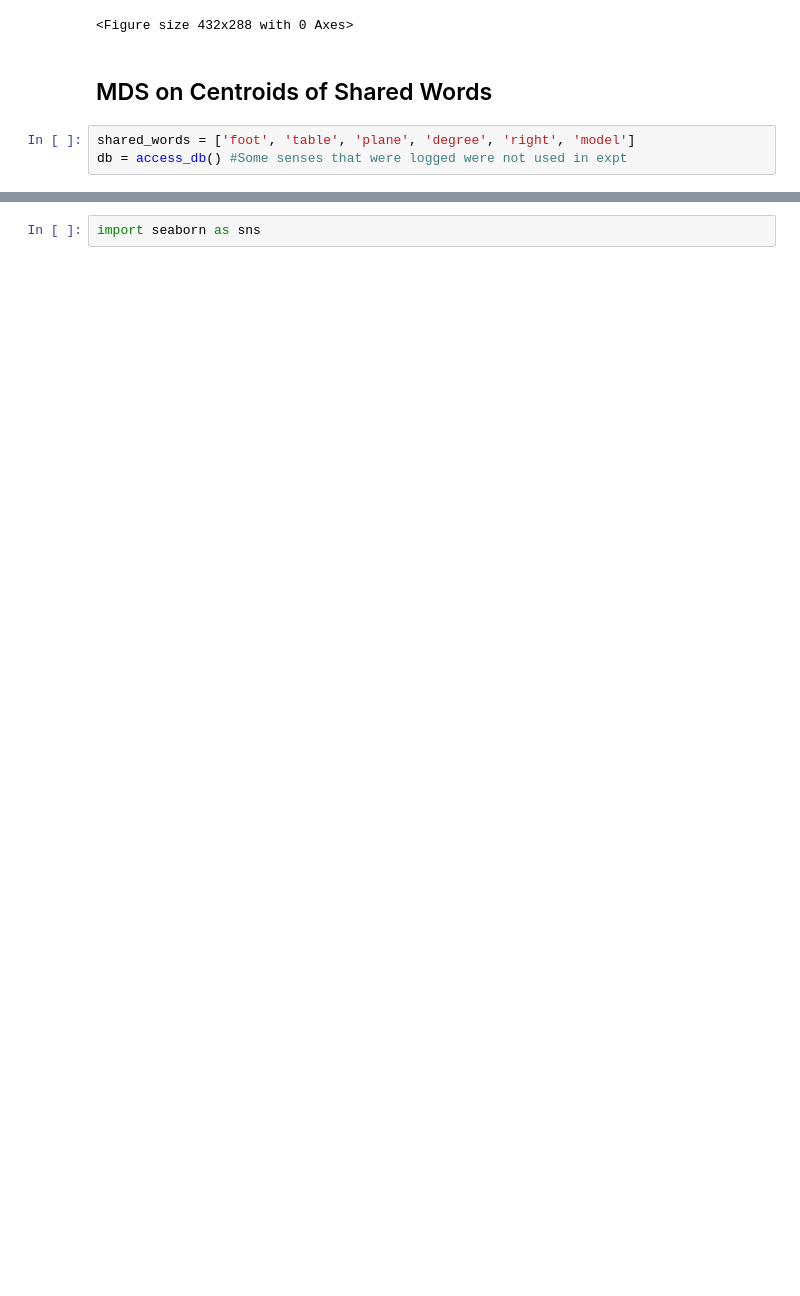
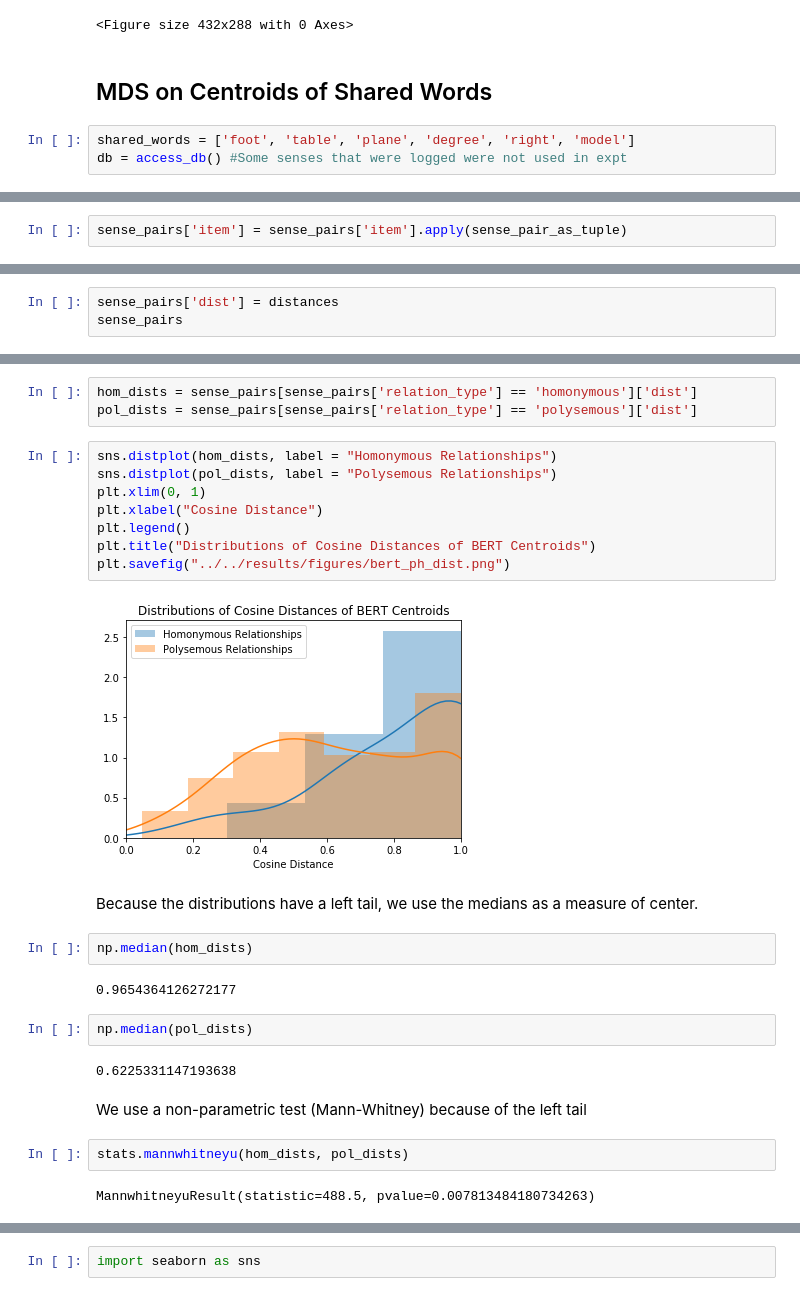
Before and after one commit to sathvikn/bert-wordsense, a Jupyter notebook: codebase/notebooks/bert-centroids.ipynb, the cells around one changed output, grey strips where cells are left out. Drawn from its saved outputs; the diff is of its cells as text; blank space fills up the shorter version.

```diff
--- a/codebase/notebooks/bert-centroids.ipynb
+++ b/codebase/notebooks/bert-centroids.ipynb
@@ -27,0 +36,2 @@ for w in shared_words:
+# %%
+sense_pairs['item'] = sense_pairs['item'].apply(sense_pair_as_tuple)
@@ -27,0 +82,3 @@ for w in shared_words:
+# %%
+sense_pairs['dist'] = distances
+sense_pairs
@@ -28 +99,30 @@ for w in shared_words:
+# %%
+hom_dists = sense_pairs[sense_pairs['relation_type'] == 'homonymous']['dist']
+pol_dists = sense_pairs[sense_pairs['relation_type'] == 'polysemous']['dist']
+# %%
+sns.distplot(hom_dists, label = "Homonymous Relationships")
+sns.distplot(pol_dists, label = "Polysemous Relationships")
+plt.xlim(0, 1)
+plt.xlabel("Cosine Distance")
+plt.legend()
+plt.title("Distributions of Cosine Distances of BERT Centroids")
+plt.savefig("../../results/figures/bert_ph_dist.png")
+# %% [output]
+[figure, added]
+# %% [markdown]
+Because the distributions have a left tail, we use the medians as a measure of center.
+# %%
+np.median(hom_dists)
+# %% [output]
+0.9654364126272177
+# %%
+np.median(pol_dists)
+# %% [output]
+0.6225331147193638
+# %% [markdown]
+We use a non-parametric test (Mann-Whitney) because of the left tail
+# %%
+stats.mannwhitneyu(hom_dists, pol_dists)
+# %% [output]
+MannwhitneyuResult(statistic=488.5, pvalue=0.007813484180734263)
 # %% [markdown]
```
Also changed, not shown: parts of 52 cells of this notebook.
